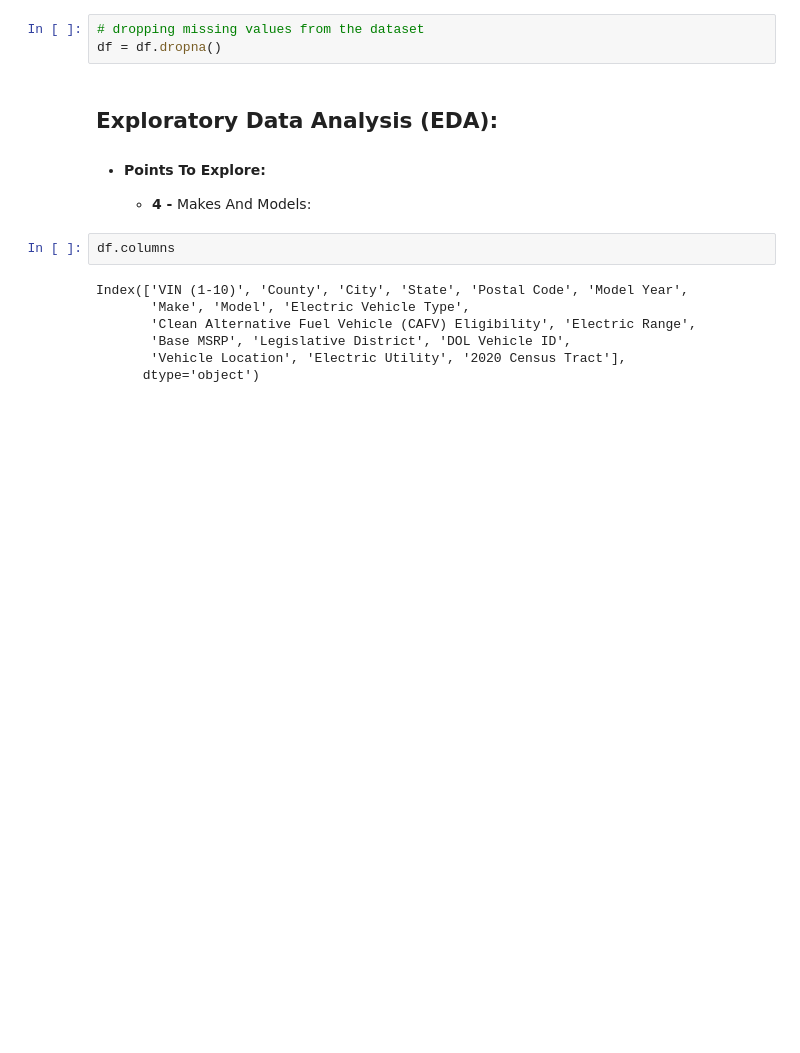
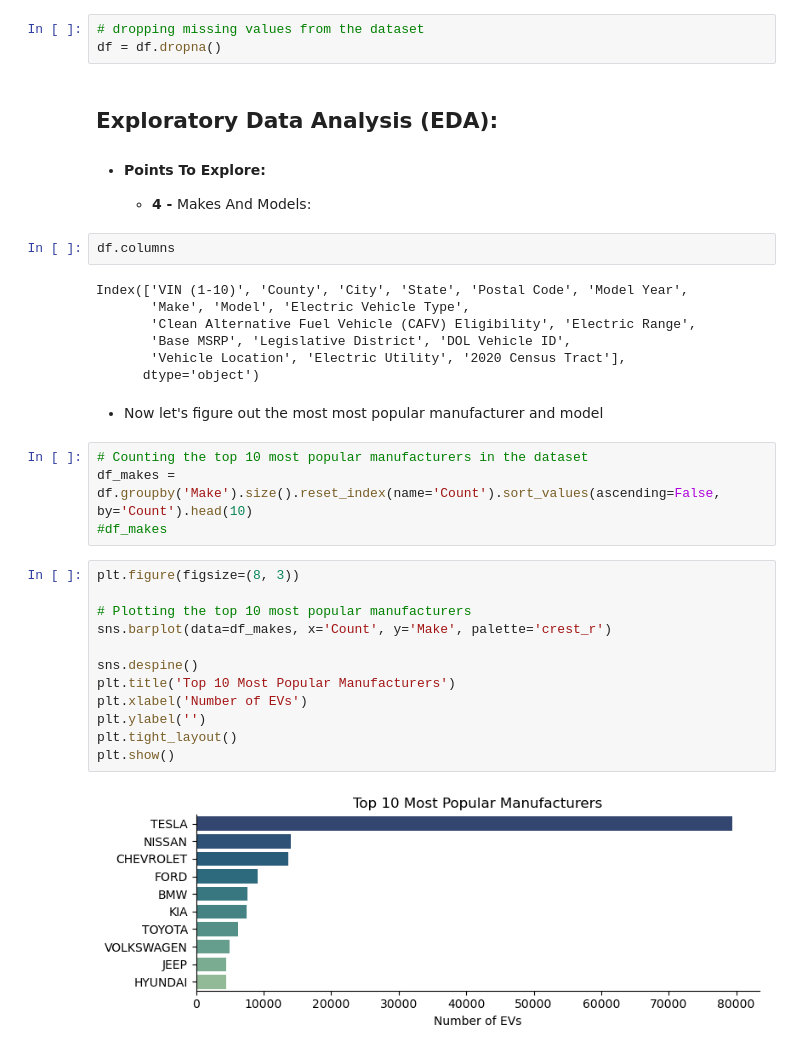
Before and after one commit to modyreturn/Data-Analysis-Projects, a Jupyter notebook: EVs Market Analysis/4_EVs_Makes_Model.ipynb, the cells around one changed output. Drawn from its saved outputs; the diff is of its cells as text; blank space fills up the shorter version.

```diff
--- a/EVs Market Analysis/4_EVs_Makes_Model.ipynb
+++ b/EVs Market Analysis/4_EVs_Makes_Model.ipynb
@@ -62,3 +62,23 @@ Index(['VIN (1-10)', 'County', 'City', 'State', 'Postal Code', 'Model Year',
        'Base MSRP', 'Legislative District', 'DOL Vehicle ID',
        'Vehicle Location', 'Electric Utility', '2020 Census Tract'],
       dtype='object')
+# %% [markdown]
+-   Now let's figure out the most most popular manufacturer and model
+# %%
+# Counting the top 10 most popular manufacturers in the dataset
+df_makes = df.groupby('Make').size().reset_index(name='Count').sort_values(ascending=False, by='Count').head(10)
+#df_makes
+# %%
+plt.figure(figsize=(8, 3))
+
+# Plotting the top 10 most popular manufacturers
+sns.barplot(data=df_makes, x='Count', y='Make', palette='crest_r')
+
+sns.despine()
+plt.title('Top 10 Most Popular Manufacturers')
+plt.xlabel('Number of EVs')
+plt.ylabel('')
+plt.tight_layout()
+plt.show()
+# %% [output]
+[figure, added]
```
Also changed, not shown: parts of 6 cells of this notebook, 3 other files.
